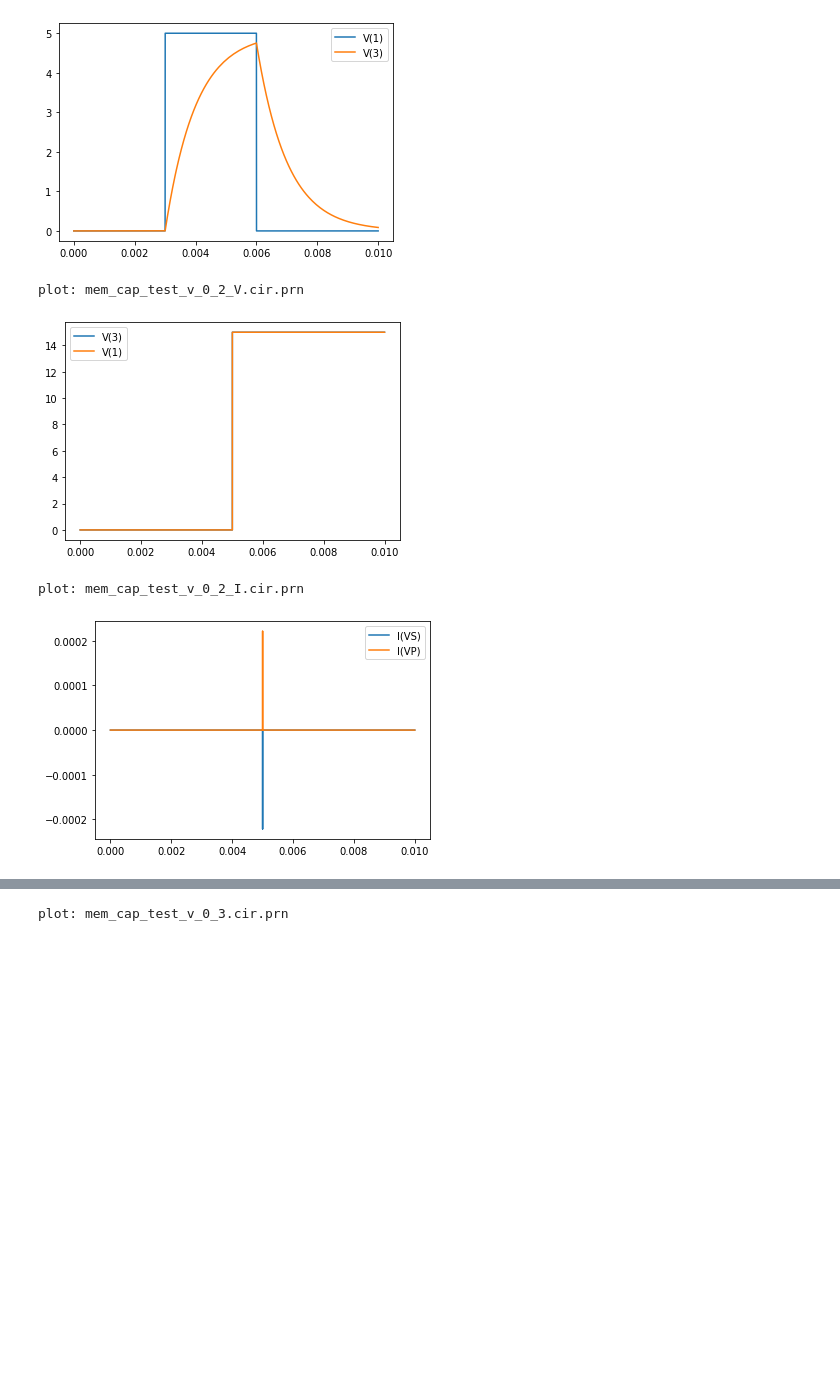
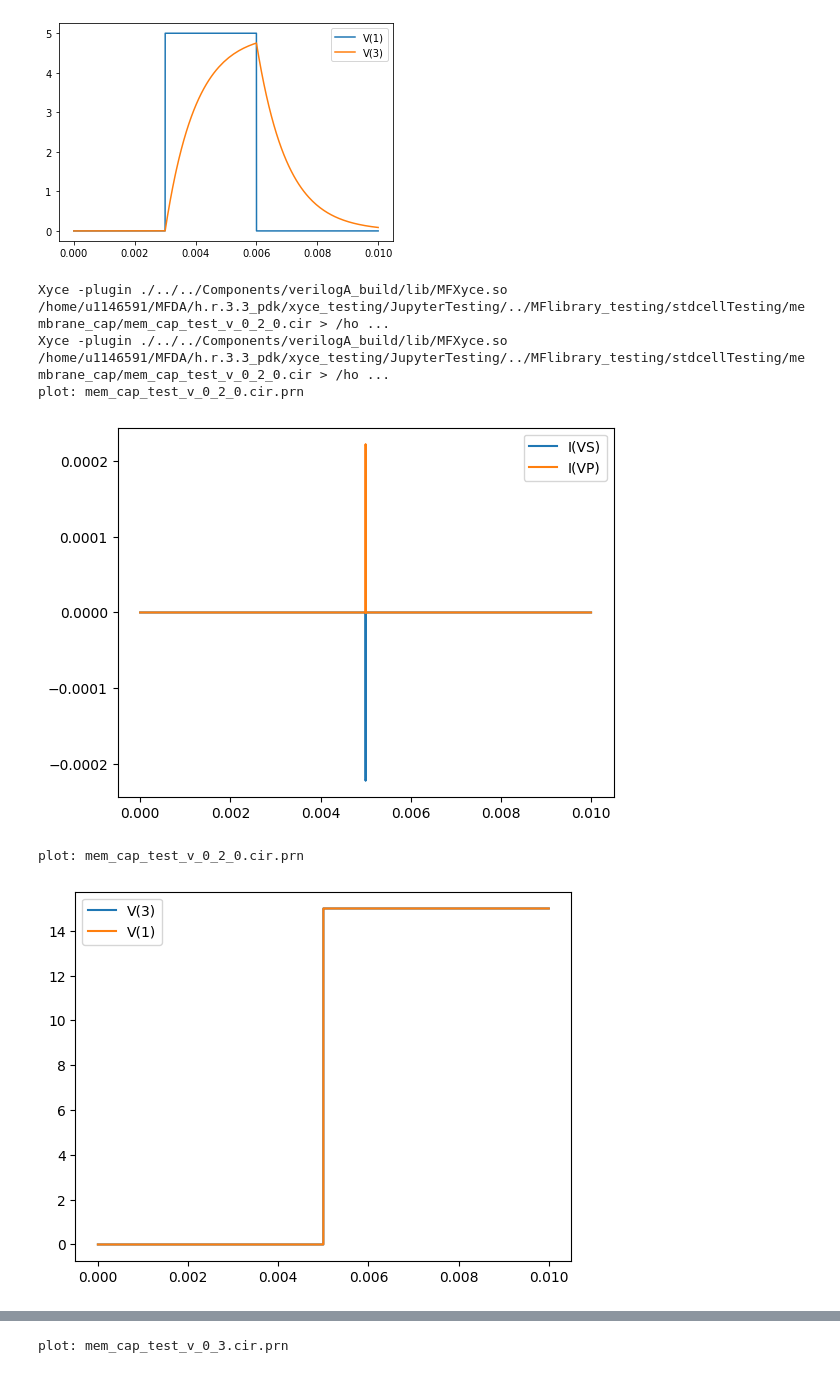
Before and after one commit to utah-MFDA/h.r.3.3_pdk, a Jupyter notebook: xyce_testing/JupyterTesting/membrane_testing.ipynb, the cells around one changed output, grey strips where cells are left out. Saved outputs shown, nothing was run; the diff lists cells and outputs as text; code cells hidden in the pictures; blank space fills up the shorter version.

Commit message:
valve and membrane testing and validation

```diff
--- a/xyce_testing/JupyterTesting/membrane_testing.ipynb
+++ b/xyce_testing/JupyterTesting/membrane_testing.ipynb
@@ -192,10 +690,16 @@ plot: mem_cap_test_v_0_1_4.cir.prn
 plot: mem_cap_test_v_0_1_4_V.cir.prn
 [figure]
 # %%
-plot_r(mem_t_dir+'/results/mem_cap_test_v_0_2_V.cir.prn')
-plot_r(mem_t_dir+'/results/mem_cap_test_v_0_2_I.cir.prn')
+#plot_r(mem_t_dir+'/results/mem_cap_test_v_0_2.cir.prn')
+#plot_r(mem_t_dir+'/results/mem_cap_test_v_0_2.cir.prn')
+cir = 'mem_cap_test_v_0_2_0.cir'
+prn_f = mem_t_dir+'/results/'+cir+'.prn'
+run_and_plot(lib, cir, plot_type="flow")
+plot_r(prn_f, plot_type='voltage')
 # %% [output]
-plot: mem_cap_test_v_0_2_V.cir.prn
+Xyce -plugin ./../../Components/verilogA_build/lib/MFXyce.so /home/u1146591/MFDA/h.r.3.3_pdk/xyce_testing/JupyterTesting/../MFlibrary_testing/stdcellTesting/membrane_cap/mem_cap_test_v_0_2_0.cir > /ho ...
+Xyce -plugin ./../../Components/verilogA_build/lib/MFXyce.so /home/u1146591/MFDA/h.r.3.3_pdk/xyce_testing/JupyterTesting/../MFlibrary_testing/stdcellTesting/membrane_cap/mem_cap_test_v_0_2_0.cir > /ho ...
+plot: mem_cap_test_v_0_2_0.cir.prn
-[figure, old version]
+[figure, new version]
-plot: mem_cap_test_v_0_2_I.cir.prn
+plot: mem_cap_test_v_0_2_0.cir.prn
-[figure, old version]
+[figure, new version]
```
Also changed, not shown: parts of 29 cells of this notebook, 26 other files.
